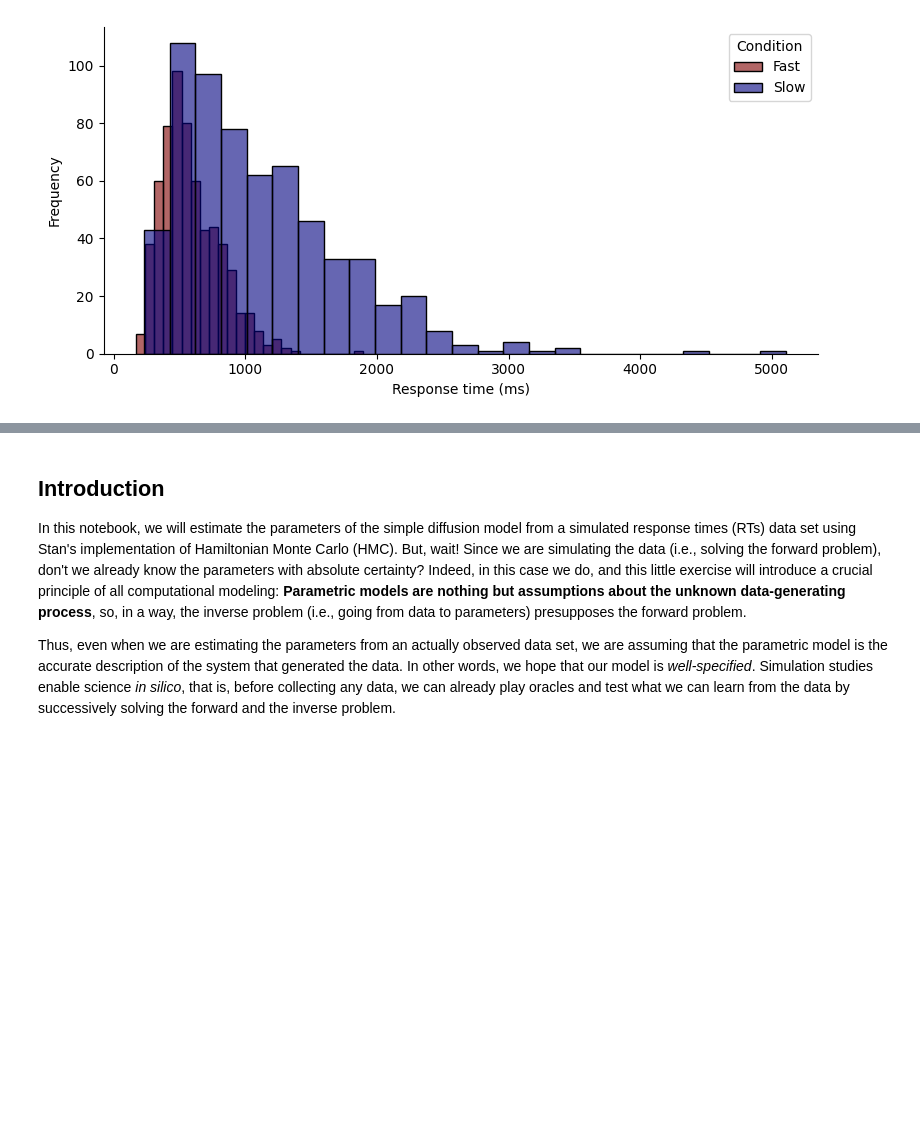
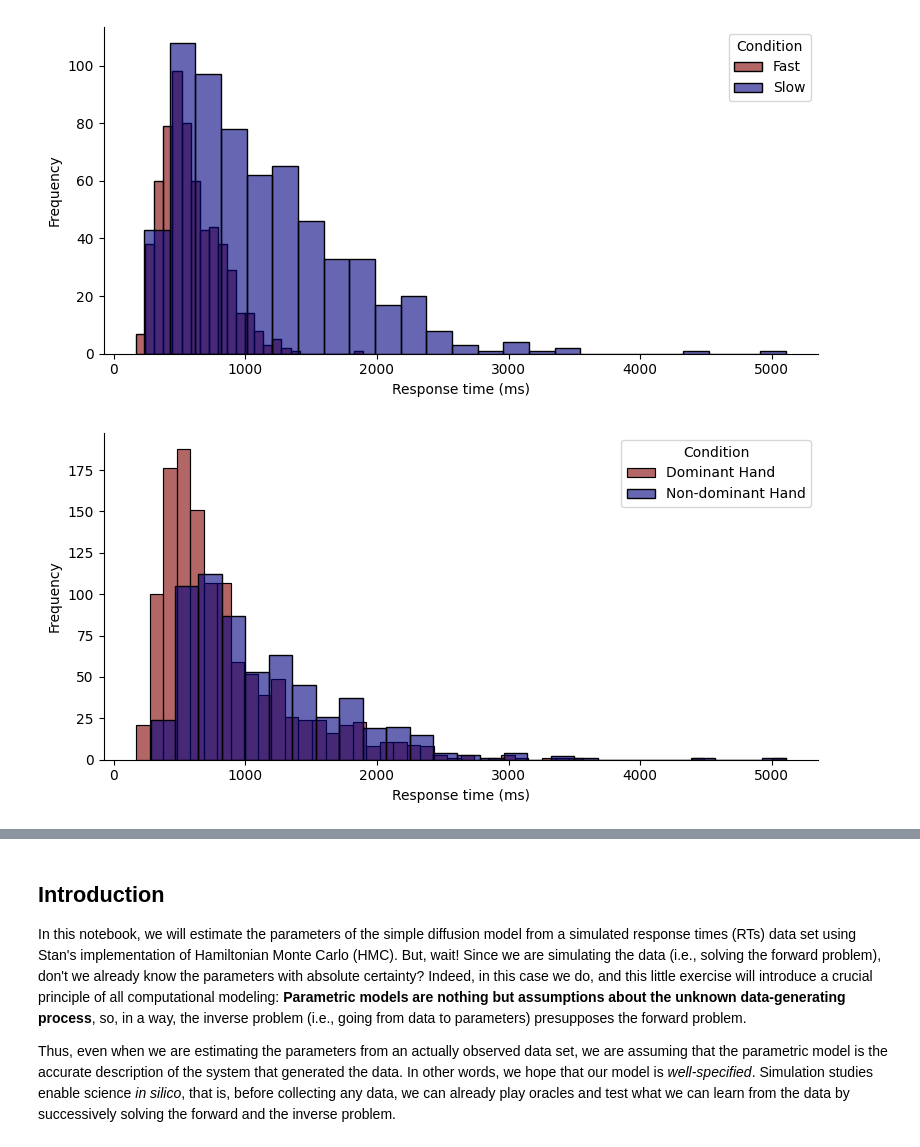
Before and after one commit to kwan-sr/cog-modeling-class-nc-ks, a Jupyter notebook: Project/stan_diffusion_model_of_writing_time.ipynb, the cells around one changed output, grey strips where cells are left out. Drawn from its saved outputs; the diff is of its cells as text; code cells hidden in the pictures; blank space fills up the shorter version.

```diff
--- a/Project/stan_diffusion_model_of_writing_time.ipynb
+++ b/Project/stan_diffusion_model_of_writing_time.ipynb
@@ -59,3 +64,19 @@ ax.legend(title='Condition')
 f.tight_layout()
 # %% [output]
 [figure]
+# %%
+# Plot RTs for ND and D conditions separately
+rts_D = df.RT[df.condition.str.contains('D_')].values
+rts_ND = df.RT[df.condition.str.contains('ND_')].values
+
+f, ax = plt.subplots(1, 1, figsize=(8, 4))
+sns.histplot(rts_D, color='maroon', alpha=0.6, ax=ax, label='Dominant Hand')
+sns.histplot(rts_ND, color='navy', alpha=0.6, ax=ax, label='Non-dominant Hand')
+sns.despine(ax=ax)
+ax.set_xlabel('Response time (ms)')
+ax.set_ylabel('Frequency')
+ax.legend(title='Condition')
+
+f.tight_layout()
+# %% [output]
+[figure, added]
```
Also changed, not shown: parts of 19 cells of this notebook, 3 other files.
